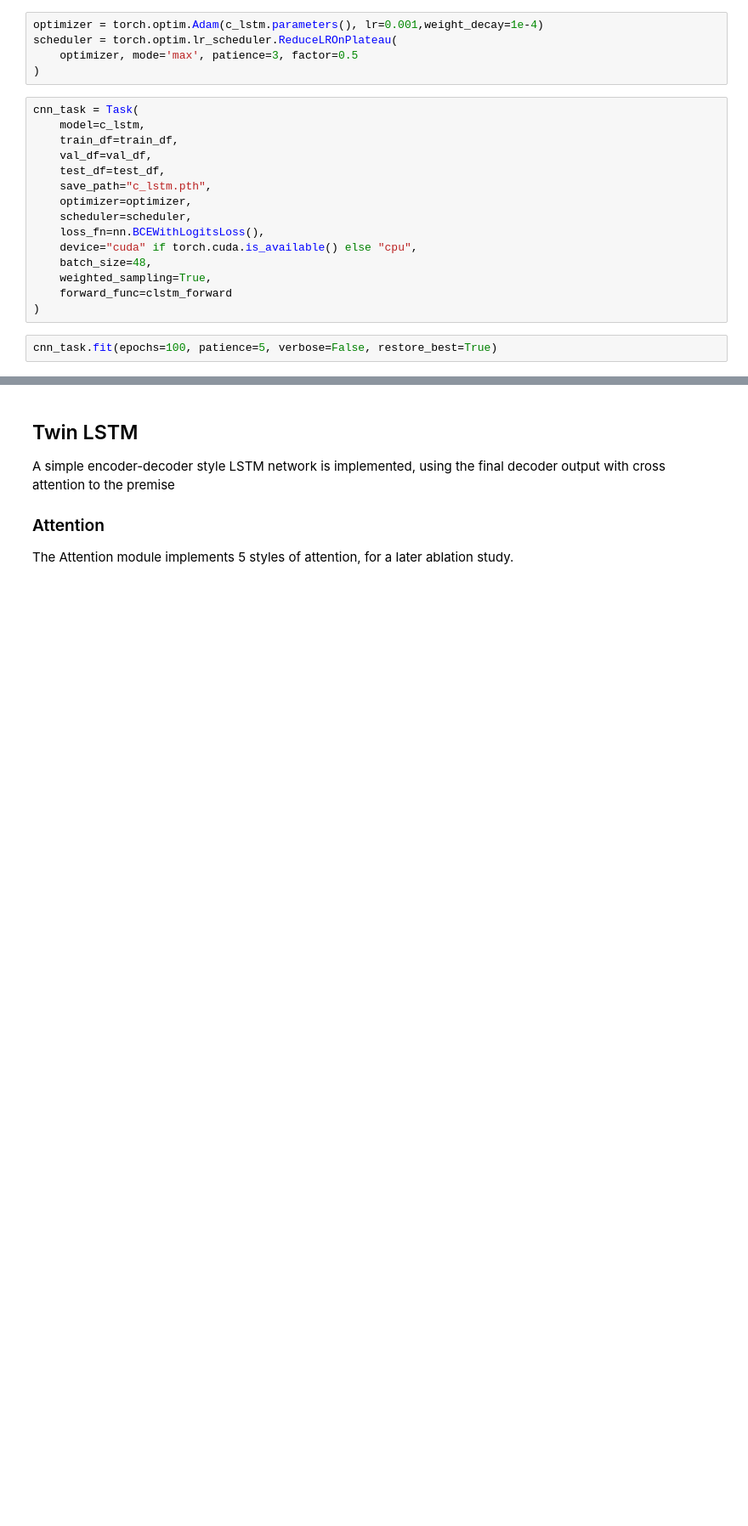
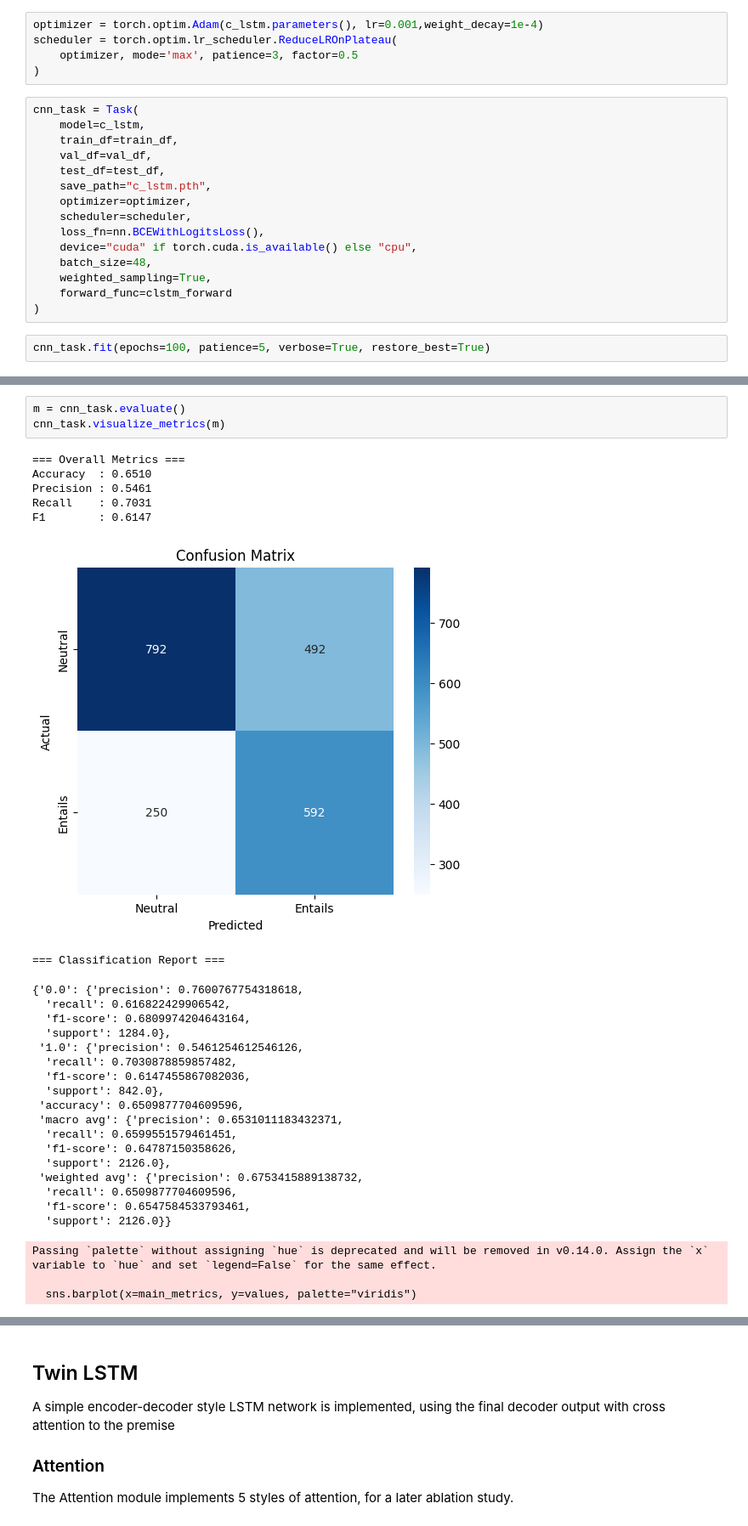
Before and after one commit to Martin-EvansUWA/Natural-Language-Processing, a Jupyter notebook: CITS4012_68.ipynb, the cells around one changed output, grey strips where cells are left out. Shown: that part at 85% size. Saved outputs shown, nothing was run; the diff lists cells and outputs as text; blank space fills up the shorter version.

Commit message:
Refactoring of visualisations

```diff
--- a/CITS4012_68.ipynb
+++ b/CITS4012_68.ipynb
@@ -1261,5 +1313,5 @@ cnn_task = Task(
     forward_func=clstm_forward
 )
 # %%
-cnn_task.fit(epochs=100, patience=5, verbose=False, restore_best=True)
+cnn_task.fit(epochs=100, patience=5, verbose=True, restore_best=True)
 # %% [output]
@@ -1266,0 +1336,31 @@ KeyboardInterrupt:
+# %%
+m = cnn_task.evaluate()
+cnn_task.visualize_metrics(m)
+# %% [output]
+=== Overall Metrics ===
+Accuracy  : 0.6510
+Precision : 0.5461
+Recall    : 0.7031
+F1        : 0.6147
+[figure, added]
+=== Classification Report ===
+{'0.0': {'precision': 0.7600767754318618,
+  'recall': 0.616822429906542,
+  'f1-score': 0.6809974204643164,
+  'support': 1284.0},
+ '1.0': {'precision': 0.5461254612546126,
+  'recall': 0.7030878859857482,
+  'f1-score': 0.6147455867082036,
+  'support': 842.0},
+ 'accuracy': 0.6509877704609596,
+ 'macro avg': {'precision': 0.6531011183432371,
+  'recall': 0.6599551579461451,
+  'f1-score': 0.64787150358626,
+  'support': 2126.0},
+ 'weighted avg': {'precision': 0.6753415889138732,
+  'recall': 0.6509877704609596,
+  'f1-score': 0.6547584533793461,
+  'support': 2126.0}}
+Passing `palette` without assigning `hue` is deprecated and will be removed in v0.14.0. Assign the `x` variable to `hue` and set `legend=False` for the same effect.
+
+  sns.barplot(x=main_metrics, y=values, palette="viridis")
```
Also changed, not shown: parts of 13 cells of this notebook.
